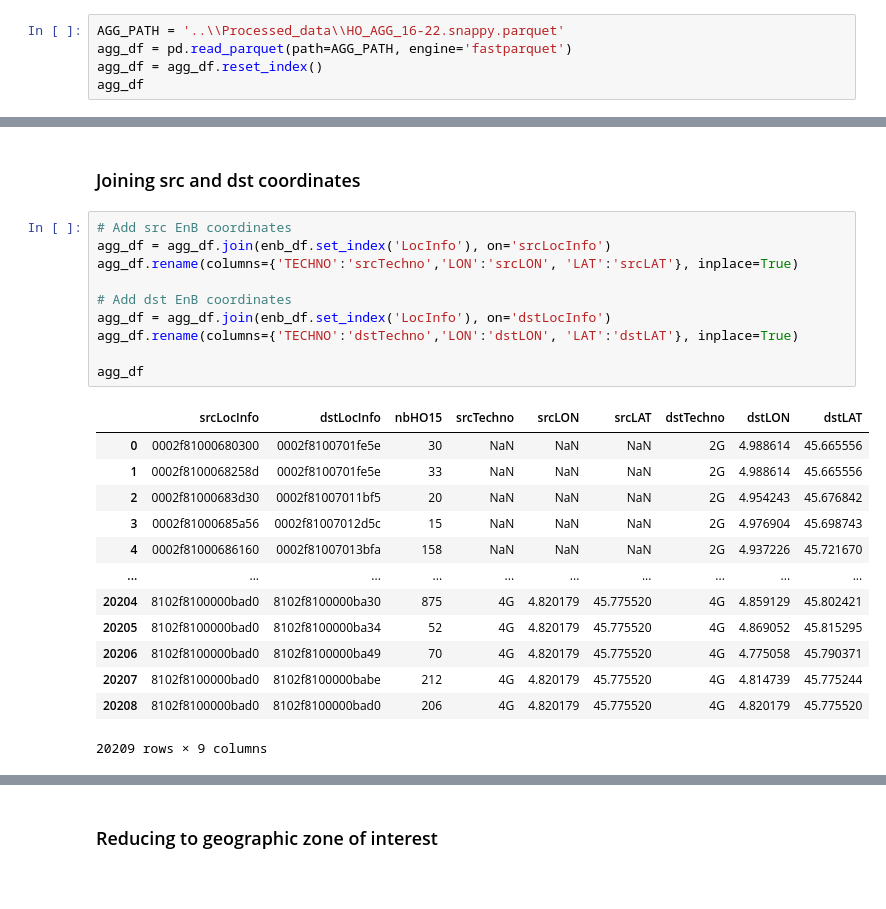
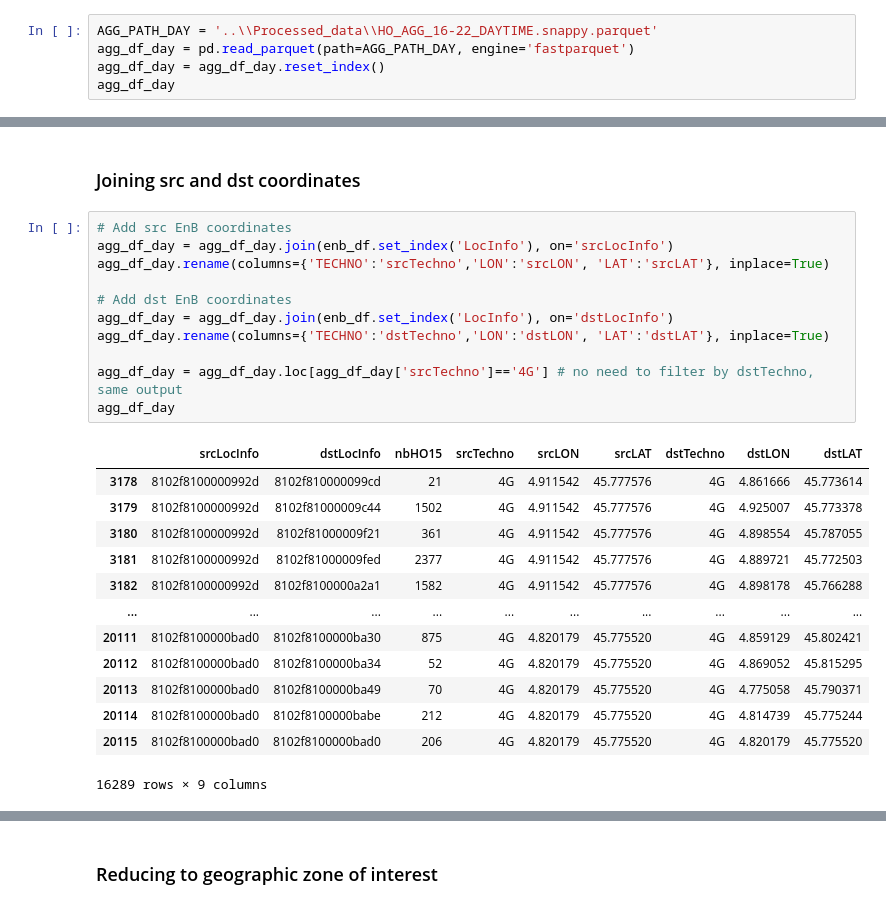
Before and after one commit to eakopyan/Popular-paths, a Jupyter notebook: HOProcess_v2/parquet_parser.ipynb, the cells around one changed output, grey strips where cells are left out. Drawn from its saved outputs; the diff is of its cells as text.

```diff
--- a/HOProcess_v2/parquet_parser.ipynb
+++ b/HOProcess_v2/parquet_parser.ipynb
@@ -154,10 +151,10 @@ pd.read_parquet(path='HO_AGG.snappy.parquet', engine='fastparquet')
 |  | 8102f8100000babe | 184 |
 11700 rows × 1 columns
 # %%
-AGG_PATH = '..\\Processed_data\\HO_AGG_16-22.snappy.parquet'
-agg_df = pd.read_parquet(path=AGG_PATH, engine='fastparquet')
-agg_df = agg_df.reset_index()
-agg_df
+AGG_PATH_DAY = '..\\Processed_data\\HO_AGG_16-22_DAYTIME.snappy.parquet'
+agg_df_day = pd.read_parquet(path=AGG_PATH_DAY, engine='fastparquet')
+agg_df_day = agg_df_day.reset_index()
+agg_df_day
 # %% [output]
 |  | srcLocInfo | dstLocInfo | nbHO15 |
 | 0 | 0002f81000680300 | 0002f8100701fe5e | 30 |
@@ -176,25 +192,26 @@ agg_df
 ### Joining src and dst coordinates
 # %%
 # Add src EnB coordinates
-agg_df = agg_df.join(enb_df.set_index('LocInfo'), on='srcLocInfo')
-agg_df.rename(columns={'TECHNO':'srcTechno','LON':'srcLON', 'LAT':'srcLAT'}, inplace=True)
+agg_df_day = agg_df_day.join(enb_df.set_index('LocInfo'), on='srcLocInfo')
+agg_df_day.rename(columns={'TECHNO':'srcTechno','LON':'srcLON', 'LAT':'srcLAT'}, inplace=True)
 
 # Add dst EnB coordinates
-agg_df = agg_df.join(enb_df.set_index('LocInfo'), on='dstLocInfo')
-agg_df.rename(columns={'TECHNO':'dstTechno','LON':'dstLON', 'LAT':'dstLAT'}, inplace=True)
+agg_df_day = agg_df_day.join(enb_df.set_index('LocInfo'), on='dstLocInfo')
+agg_df_day.rename(columns={'TECHNO':'dstTechno','LON':'dstLON', 'LAT':'dstLAT'}, inplace=True)
 
-agg_df
+agg_df_day = agg_df_day.loc[agg_df_day['srcTechno']=='4G'] # no need to filter by dstTechno, same output
+agg_df_day
 # %% [output]
 |  | srcLocInfo | dstLocInfo | nbHO15 | srcTechno | srcLON | srcLAT | dstTechno | dstLON | dstLAT |
-| 0 | 0002f81000680300 | 0002f8100701fe5e | 30 | NaN | NaN | NaN | 2G | 4.988614 | 45.665556 |
-| 1 | 0002f8100068258d | 0002f8100701fe5e | 33 | NaN | NaN | NaN | 2G | 4.988614 | 45.665556 |
-| 2 | 0002f81000683d30 | 0002f81007011bf5 | 20 | NaN | NaN | NaN | 2G | 4.954243 | 45.676842 |
-| 3 | 0002f81000685a56 | 0002f81007012d5c | 15 | NaN | NaN | NaN | 2G | 4.976904 | 45.698743 |
-| 4 | 0002f81000686160 | 0002f81007013bfa | 158 | NaN | NaN | NaN | 2G | 4.937226 | 45.721670 |
+| 3178 | 8102f8100000992d | 8102f810000099cd | 21 | 4G | 4.911542 | 45.777576 | 4G | 4.861666 | 45.773614 |
+| 3179 | 8102f8100000992d | 8102f81000009c44 | 1502 | 4G | 4.911542 | 45.777576 | 4G | 4.925007 | 45.773378 |
+| 3180 | 8102f8100000992d | 8102f81000009f21 | 361 | 4G | 4.911542 | 45.777576 | 4G | 4.898554 | 45.787055 |
+| 3181 | 8102f8100000992d | 8102f81000009fed | 2377 | 4G | 4.911542 | 45.777576 | 4G | 4.889721 | 45.772503 |
+| 3182 | 8102f8100000992d | 8102f8100000a2a1 | 1582 | 4G | 4.911542 | 45.777576 | 4G | 4.898178 | 45.766288 |
 | ... | ... | ... | ... | ... | ... | ... | ... | ... | ... |
-| 20204 | 8102f8100000bad0 | 8102f8100000ba30 | 875 | 4G | 4.820179 | 45.775520 | 4G | 4.859129 | 45.802421 |
-| 20205 | 8102f8100000bad0 | 8102f8100000ba34 | 52 | 4G | 4.820179 | 45.775520 | 4G | 4.869052 | 45.815295 |
-| 20206 | 8102f8100000bad0 | 8102f8100000ba49 | 70 | 4G | 4.820179 | 45.775520 | 4G | 4.775058 | 45.790371 |
-| 20207 | 8102f8100000bad0 | 8102f8100000babe | 212 | 4G | 4.820179 | 45.775520 | 4G | 4.814739 | 45.775244 |
-| 20208 | 8102f8100000bad0 | 8102f8100000bad0 | 206 | 4G | 4.820179 | 45.775520 | 4G | 4.820179 | 45.775520 |
+| 20111 | 8102f8100000bad0 | 8102f8100000ba30 | 875 | 4G | 4.820179 | 45.775520 | 4G | 4.859129 | 45.802421 |
+| 20112 | 8102f8100000bad0 | 8102f8100000ba34 | 52 | 4G | 4.820179 | 45.775520 | 4G | 4.869052 | 45.815295 |
+| 20113 | 8102f8100000bad0 | 8102f8100000ba49 | 70 | 4G | 4.820179 | 45.775520 | 4G | 4.775058 | 45.790371 |
+| 20114 | 8102f8100000bad0 | 8102f8100000babe | 212 | 4G | 4.820179 | 45.775520 | 4G | 4.814739 | 45.775244 |
+| 20115 | 8102f8100000bad0 | 8102f8100000bad0 | 206 | 4G | 4.820179 | 45.775520 | 4G | 4.820179 | 45.775520 |
-20209 rows × 9 columns
+16289 rows × 9 columns
```
Also changed, not shown: parts of 17 cells of this notebook, 7 other files.
